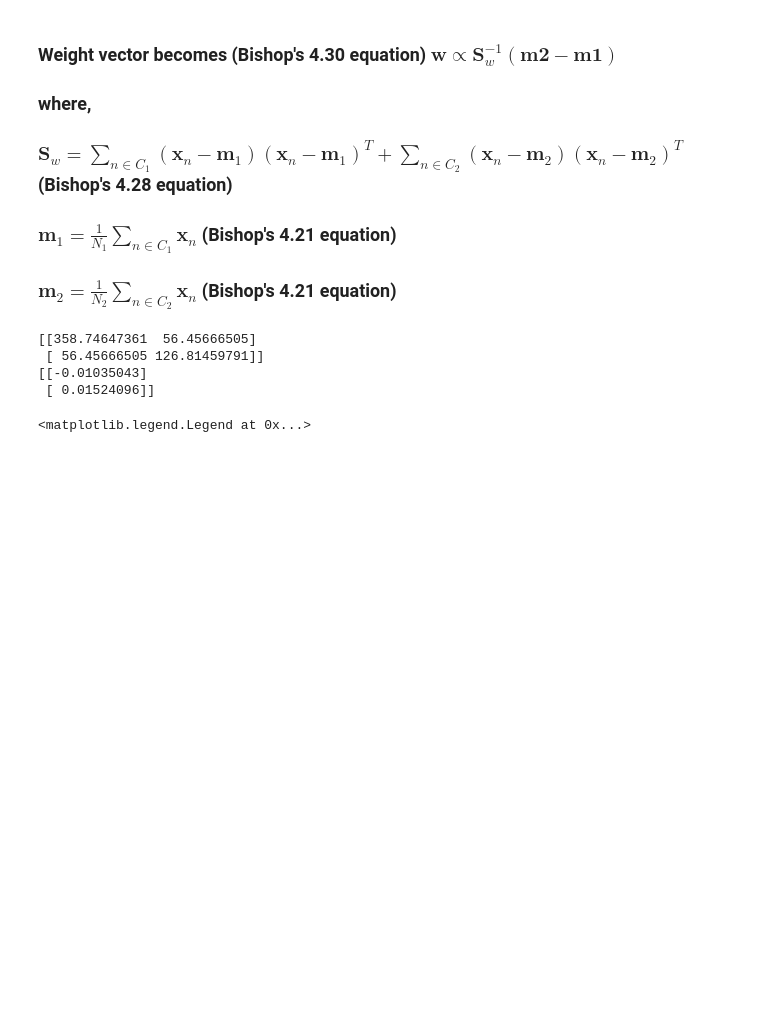
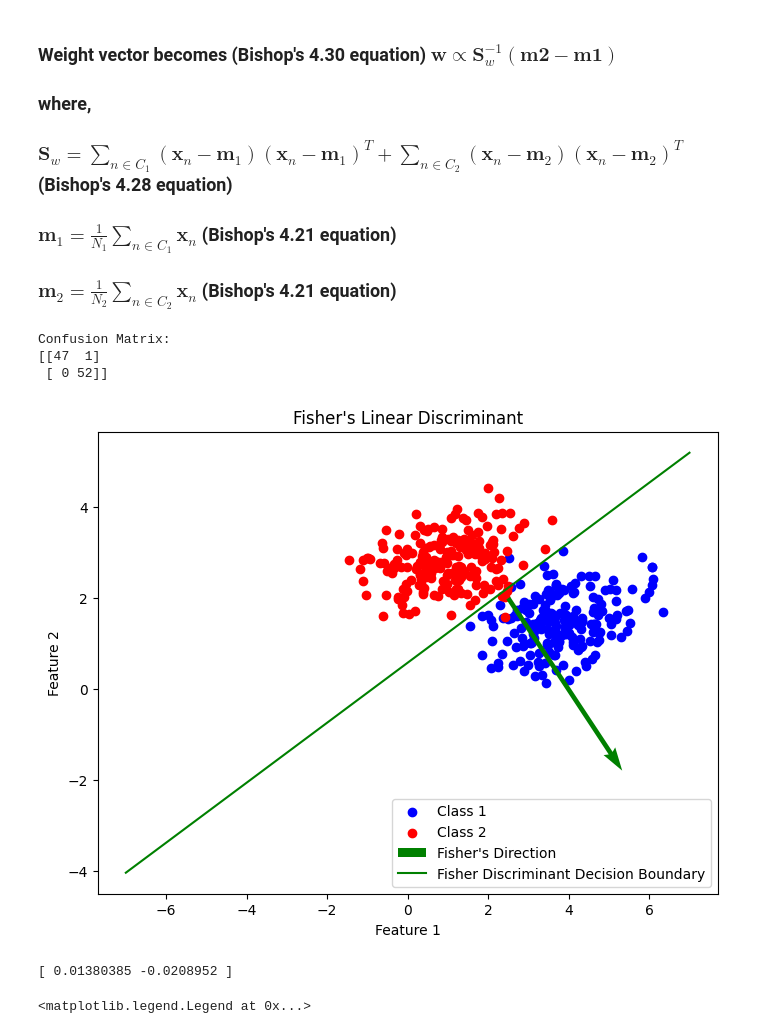
Before and after one commit to labani-01/PHY657, a Jupyter notebook: Module_4/ Module-4.ipynb, the cells around one changed output. Drawn from its saved outputs; the diff is of its cells as text; code cells hidden in the pictures; blank space fills up the shorter version.

```diff
--- a/Module_4/ Module-4.ipynb
+++ b/Module_4/ Module-4.ipynb
@@ -200,20 +138,54 @@ plt.show()
 ### $\textbf{m}_1 = \frac{1}{N_1} \sum_{n \in \textit{C}_1} \textbf{x}_n$ (Bishop's 4.21 equation)
 ### $\textbf{m}_2 = \frac{1}{N_2} \sum_{n \in \textit{C}_2} \textbf{x}_n$ (Bishop's 4.21 equation)
 # %%
-m1 = np.mean(sample1, axis=0) #mean column wise (row = 1, column = 2)
-m2 = np.mean(sample2, axis=0) #mean column wise (row = 1, column = 2)
+# Compute class means
+m1 = np.mean(X_train[Y_train == 1], axis=0)
+m2 = np.mean(X_train[Y_train == -1], axis=0)
+
+# Compute within-class scatter matrix
+S1 = sum(np.outer(x - m1, x - m1) for x in X_train[Y_train == 1])
+S2 = sum(np.outer(x - m2, x - m2) for x in X_train[Y_train == -1])
+S_W = S1 + S2
+# Compute Fisher's discriminant vector
+w_fish = np.linalg.inv(S_W).dot(m1 - m2)
+
+# Project training and test data onto w
+proj_train = np.dot(X_train, w_fish)
+proj_test = np.dot(X_test, w_fish)
+
+# Compute threshold for classification
+threshold = (np.dot(w_fish, m1) + np.dot(w_fish, m2)) / 2
+
+# Predictions
+Y_pred = np.where(proj_test > threshold, 1, -1)
+
+# Plot the data and Fisher's projection line
+plt.figure(figsize=(8,6))
+plt.scatter(sample1[:, 0], sample1[:, 1], color='blue', label='Class 1')
+plt.scatter(sample2[:, 0], sample2[:, 1], color='red', label='Class 2')
+
+# Compute confusion matrix
+cm = confusion_matrix(Y_test, Y_pred)
+
+# Optionally print confusion matrix
+print("Confusion Matrix:")
+print(cm)
+# Plot the Fisher discriminant direction
+w_dir = w_fish / np.linalg.norm(w_fish)
+plt.quiver(2.5, 2, w_dir[0], w_dir[1], scale=3, color='green', label="Fisher's Direction")
+plt.plot(x1_1D, -x1_1D * w_fish[0]/w_fish[1] + threshold/w_fish[1], label="Fisher Discriminant Decision Boundary", color="green")
+plt.xlabel("Feature 1")
+plt.ylabel("Feature 2")
+plt.legend()
+plt.title("Fisher's Linear Discriminant")
+plt.show()
+print(w_fish)
+# %% [output]
+Confusion Matrix:
+[[47  1]
+ [ 0 52]]
+[figure, added]
+[ 0.01380385 -0.0208952 ]
-# %%
-S_m1 = np.dot((sample1 - m1).T, (sample1 - m1))
-S_m2 = np.dot((sample2 - m2).T, (sample2 - m2))
-S_w = S_m1 + S_m2
-print(S_w)
-w = np.dot(np.linalg.inv(S_w), (m2 - m1).reshape(-1,1))
-print(w)
-# %% [output]
-[[358.74647361  56.45666505]
- [ 56.45666505 126.81459791]]
-[[-0.01035043]
- [ 0.01524096]]
 # %%
 fig = plt.figure()
 counts_1, bins_1 = np.histogram(np.array([i.dot(w) for i in sample1_train]), bins=20)
```
Also changed, not shown: parts of 22 cells of this notebook.
